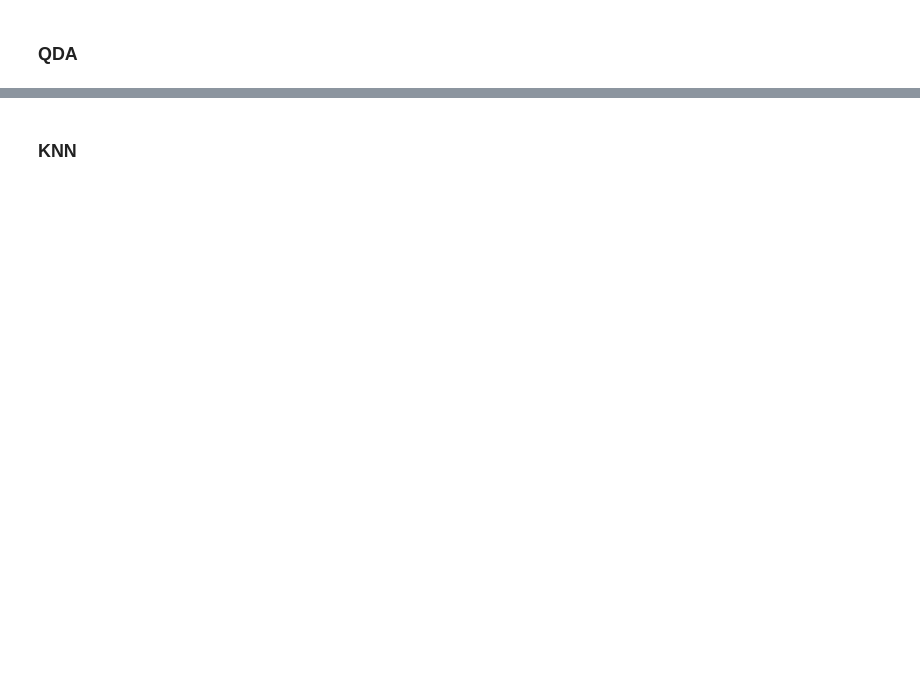
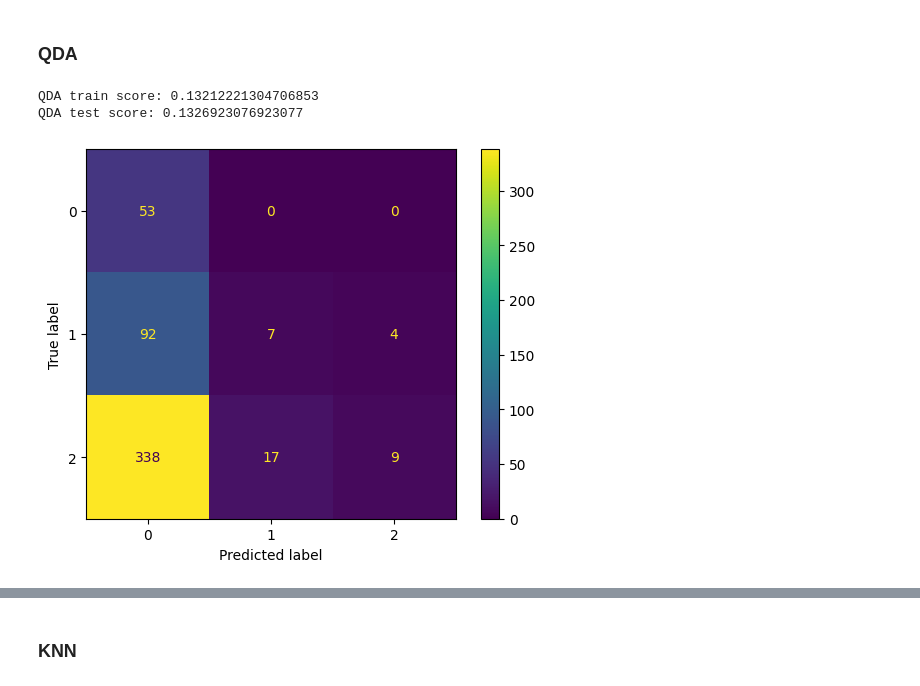
Before and after one commit to ngocmphan/survival_rate_montreal_businesses, a Jupyter notebook: survival_rate_montreal_businesses.ipynb, the cells around one changed output, grey strips where cells are left out. Saved outputs shown, nothing was run; the diff lists cells and outputs as text; code cells hidden in the pictures; blank space fills up the shorter version.

```diff
--- a/survival_rate_montreal_businesses.ipynb
+++ b/survival_rate_montreal_businesses.ipynb
@@ -722,2 +726,24 @@ There is 25% increase in the odds of closing the business
 # %% [markdown]
 ### QDA
+# %%
+# Fit model: Location not included
+qda = QuadraticDiscriminantAnalysis().fit(x_train, y_train)
+# %%
+# Prediction
+qda_y_pred = qda.predict(x_test)
+qda_y_prob = qda.predict_proba(x_test)
+
+# Result
+qda_train_score = qda.score(x_train, y_train)
+qda_test_score = qda.score(x_test, y_test)
+
+print("QDA train score:", qda_train_score)
+print("QDA test score:", qda_test_score)
+
+# Confusion Matrix
+cm_qda = confusion_matrix(y_test, qda_y_pred)
+cm_qda_display = ConfusionMatrixDisplay(cm_qda).plot()
+# %% [output]
+QDA train score: 0.13212221304706853
+QDA test score: 0.1326923076923077
+[figure, added]
```
Also changed, not shown: parts of 19 cells of this notebook.
